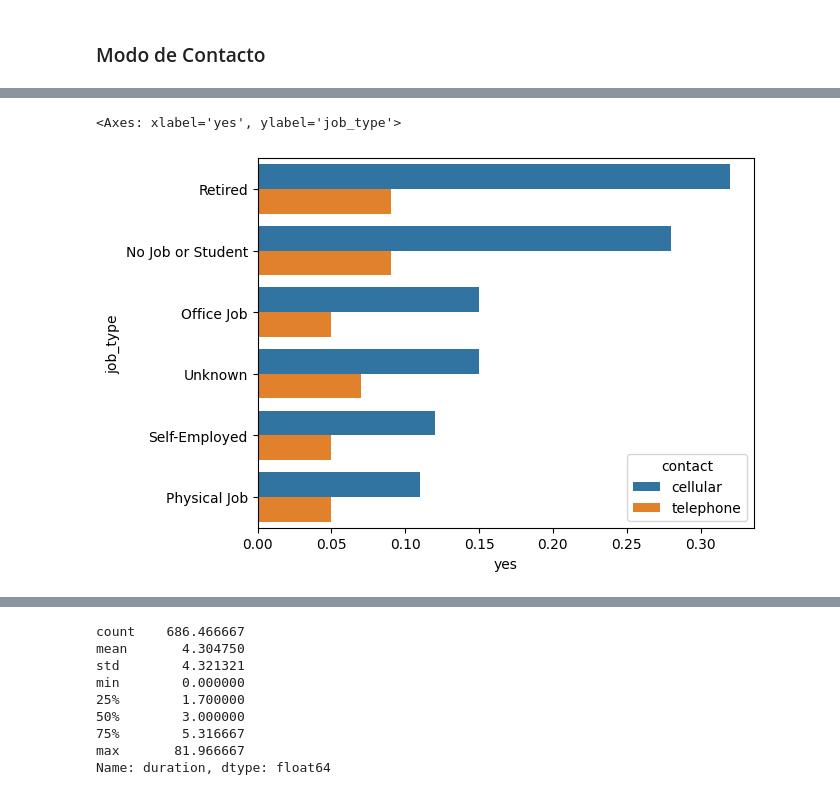
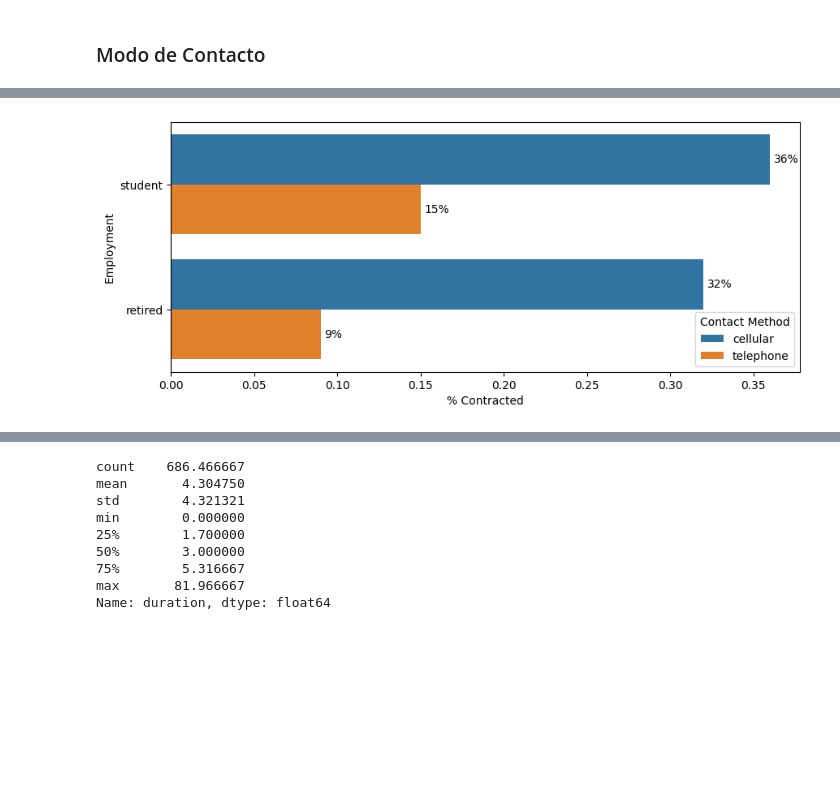
Before and after one commit to diegodelarubia/Trabajo_Final_Master-TFM-, a Jupyter notebook: TFM_Fintech/TFM_Final/main.ipynb, the cells around one changed output, grey strips where cells are left out. Cells and saved outputs as stored; diff of their text form; code cells hidden in the pictures; blank space fills up the shorter version.

```diff
--- a/TFM_Fintech/TFM_Final/main.ipynb
+++ b/TFM_Fintech/TFM_Final/main.ipynb
@@ -576,6 +581,8 @@ df.groupby('job')['y'].value_counts(normalize= True).round(2).reset_index().pivo
 | unemployed | 0.86 | 0.14 |
 | unknown | 0.89 | 0.11 |
 # %%
+fig, ax = plt.subplots(figsize=(10, 8))
+
 ax = sns.barplot(
     df.groupby('job')['y']
       .value_counts(normalize=True)
@@ -587,6 +594,16 @@ ax = sns.barplot(
     y='job'
 )
 
+ax.set(xlabel='% Contracted', ylabel='Employment')
+
 for container in ax.containers:
-    ax.bar_label(container, fontsize=10)
+    ax.bar_label(container, fontsize=10, fmt=lambda x: f'{x:.0%}')
+
+for i, patch in enumerate(ax.patches):
+    if i < 2:
+        patch.set_facecolor("#3a7ebf")
+    else:
+        patch.set_facecolor('#95a5a6')
+
+plt.show()
 # %% [output]
@@ -594,3 +610,0 @@ for container in ax.containers:
-# %%
-# Creando un nuevo campo.
-df['job_type'] = df['job'].apply(lambda x: jobType(x))
@@ -639,3 +610,0 @@ ax.bar_label(ax.containers[0], fontsize=10)
-# %%
-# Creando un campo para analisar tipo de educación.
-df['education_type'] = df['education'].apply(lambda x: educationType(x))
@@ -713,10 +613,28 @@ sns.barplot(
 # %%
-sns.barplot(
-    df.groupby(['job_type','contact'])['y'].value_counts(normalize= True).round(2).reset_index().pivot(index= ['job_type','contact'], columns = 'y', values = 'proportion').sort_values(by = 'yes', ascending= False),
+# EXTRA
+
+ax = plt.subplots(figsize=(10, 4))
+
+ax = sns.barplot(
+    df.query('job == "student" | job == "retired"')
+        .groupby(['job','contact'])['y']
+        .value_counts(normalize= True)
+        .round(2).reset_index()
+        .pivot(index= ['job','contact'], columns = 'y', values = 'proportion')
+        .sort_values(by = 'yes', ascending= False),
     x = 'yes',
-    y = 'job_type',
+    y = 'job',
     hue = 'contact'
 )
+
+ax.set(xlabel='% Contracted', ylabel='Employment')
+
+for container in ax.containers:
+    ax.bar_label(container, fontsize=10, fmt=lambda x: f'{x:.0%}', padding= 3)
+
+plt.legend(title='Contact Method')
+
+
+plt.show()
 # %% [output]
-<Axes: xlabel='yes', ylabel='job_type'>
-[figure, old version]
+[figure, new version]
```
Also changed, not shown: parts of 84 cells of this notebook, 4 other files.
